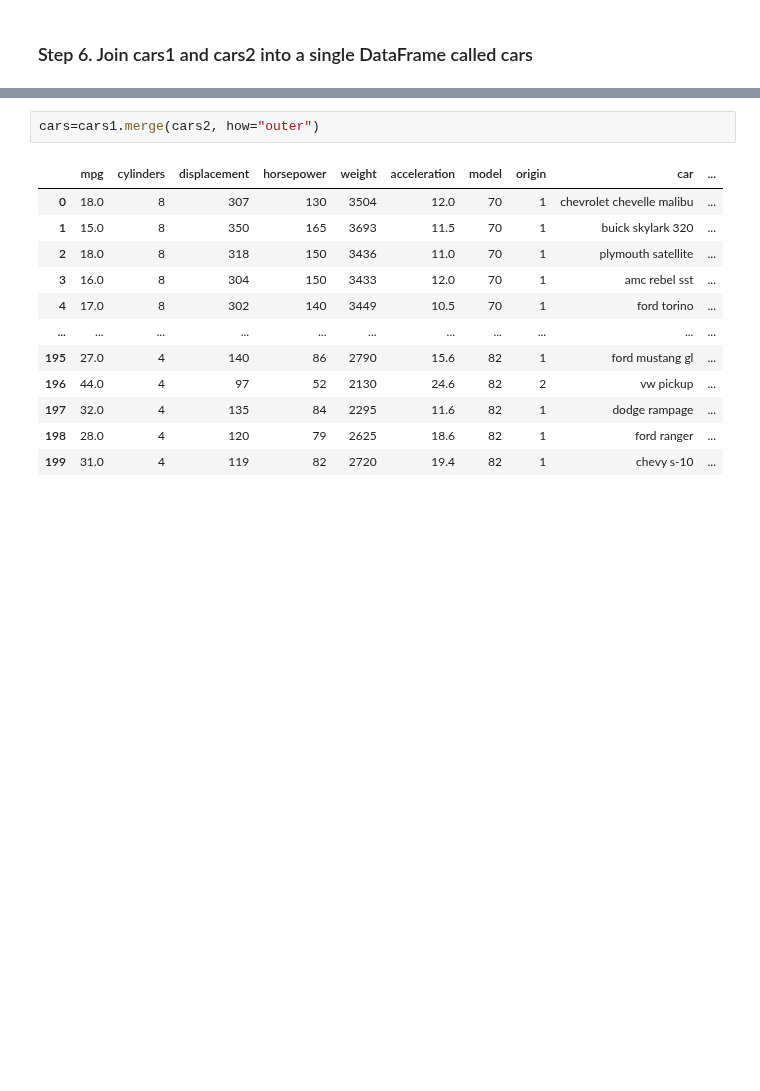
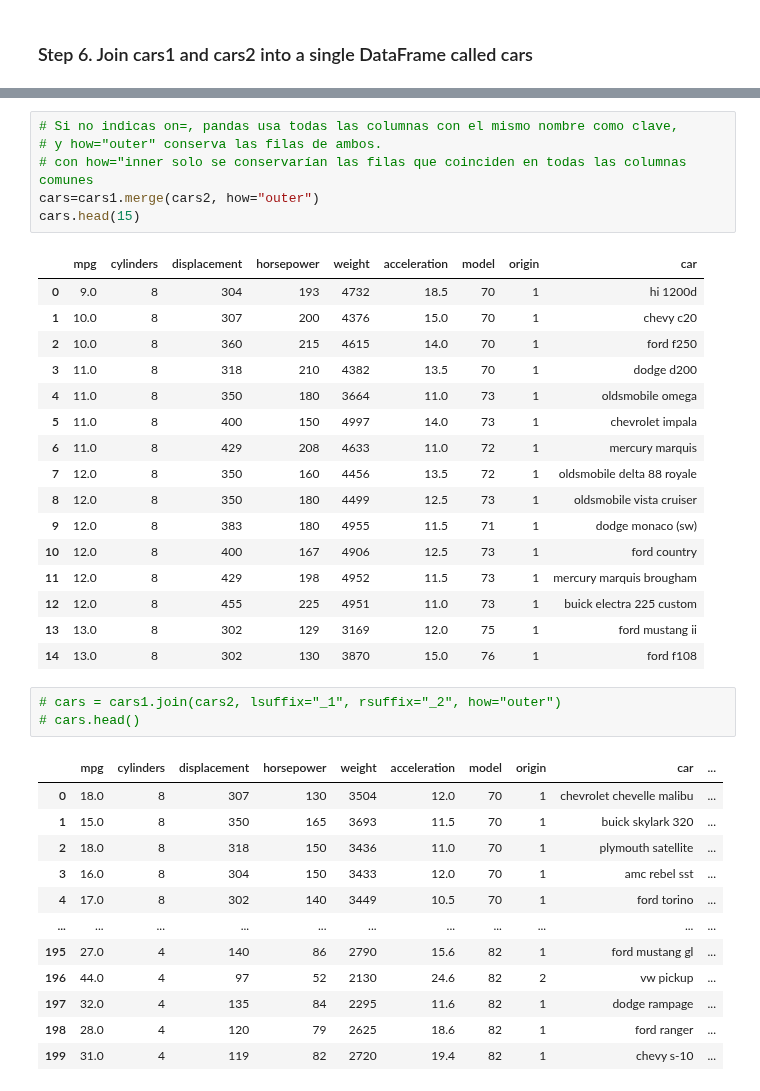
Before and after one commit to PaulitaLull/DATA_SCIENCE_PAULALULL, a Jupyter notebook: 02_Herramientas_Avanzadas/02_Pandas/02_Practica/05_Merge/Auto_MPG/AutoMPG.ipynb, the cells around one changed output, grey strips where cells are left out. Drawn from its saved outputs; the diff is of its cells as text; blank space fills up the shorter version.

```diff
--- a/02_Herramientas_Avanzadas/02_Pandas/02_Practica/05_Merge/Auto_MPG/AutoMPG.ipynb
+++ b/02_Herramientas_Avanzadas/02_Pandas/02_Practica/05_Merge/Auto_MPG/AutoMPG.ipynb
@@ -89,5 +93,29 @@ cars = pd.concat([cars1, cars2], ignore_index=True)
-# %%
-cars=cars1.merge(cars2, how="outer")
+# %%
+# Si no indicas on=, pandas usa todas las columnas con el mismo nombre como clave,
+# y how="outer" conserva las filas de ambos.
+# con how="inner solo se conservarían las filas que coinciden en todas las columnas comunes
+cars=cars1.merge(cars2, how="outer")
+cars.head(15)
+# %% [output]
+|  | mpg | cylinders | displacement | horsepower | weight | acceleration | model | origin | car |
+| 0 | 9.0 | 8 | 304 | 193 | 4732 | 18.5 | 70 | 1 | hi 1200d |
+| 1 | 10.0 | 8 | 307 | 200 | 4376 | 15.0 | 70 | 1 | chevy c20 |
+| 2 | 10.0 | 8 | 360 | 215 | 4615 | 14.0 | 70 | 1 | ford f250 |
+| 3 | 11.0 | 8 | 318 | 210 | 4382 | 13.5 | 70 | 1 | dodge d200 |
+| 4 | 11.0 | 8 | 350 | 180 | 3664 | 11.0 | 73 | 1 | oldsmobile omega |
+| 5 | 11.0 | 8 | 400 | 150 | 4997 | 14.0 | 73 | 1 | chevrolet impala |
+| 6 | 11.0 | 8 | 429 | 208 | 4633 | 11.0 | 72 | 1 | mercury marquis |
+| 7 | 12.0 | 8 | 350 | 160 | 4456 | 13.5 | 72 | 1 | oldsmobile delta 88 royale |
+| 8 | 12.0 | 8 | 350 | 180 | 4499 | 12.5 | 73 | 1 | oldsmobile vista cruiser |
+| 9 | 12.0 | 8 | 383 | 180 | 4955 | 11.5 | 71 | 1 | dodge monaco (sw) |
+| 10 | 12.0 | 8 | 400 | 167 | 4906 | 12.5 | 73 | 1 | ford country |
+| 11 | 12.0 | 8 | 429 | 198 | 4952 | 11.5 | 73 | 1 | mercury marquis brougham |
+| 12 | 12.0 | 8 | 455 | 225 | 4951 | 11.0 | 73 | 1 | buick electra 225 custom |
+| 13 | 13.0 | 8 | 302 | 129 | 3169 | 12.0 | 75 | 1 | ford mustang ii |
+| 14 | 13.0 | 8 | 302 | 130 | 3870 | 15.0 | 76 | 1 | ford f108 |
+# %%
+# cars = cars1.join(cars2, lsuffix="_1", rsuffix="_2", how="outer")
+# cars.head()
 # %%
 # %% [output]
 |  | mpg | cylinders | displacement | horsepower | weight | acceleration | model | origin | car | ... |
```
Also changed, not shown: parts of 5 cells of this notebook, 4 other files.
